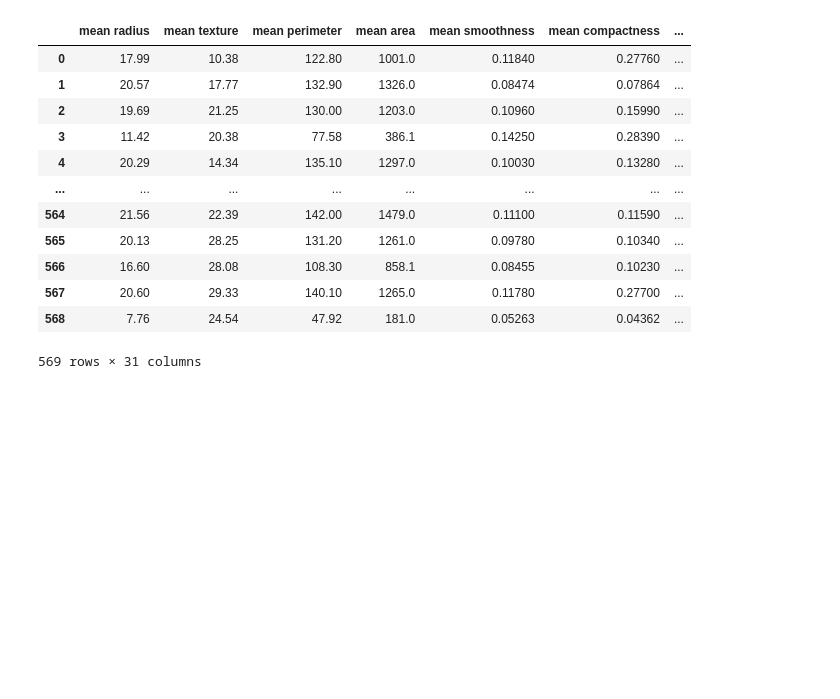
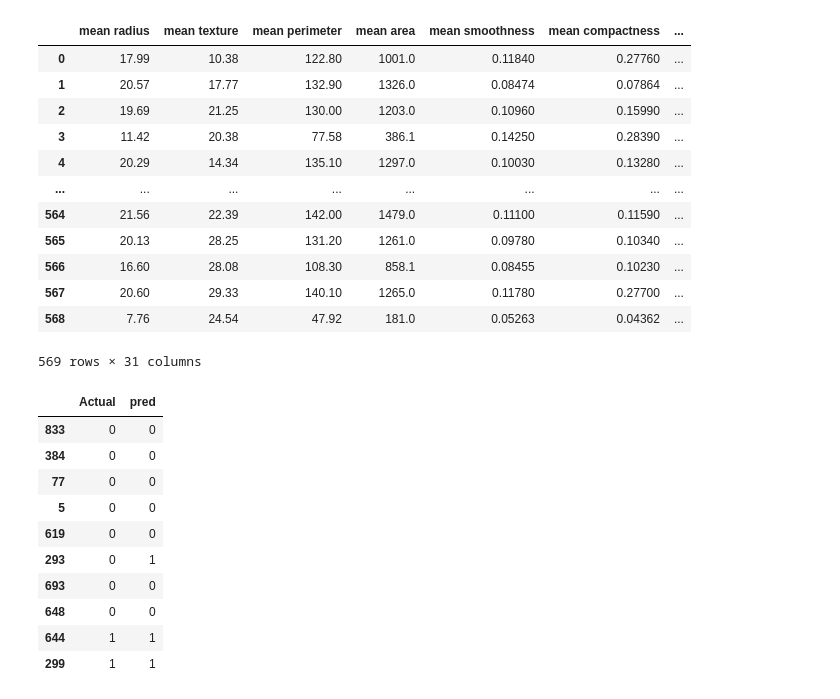
Before and after one commit to navi1910/Data-Science, a Jupyter notebook: Machine Learning/Logistic Regression.ipynb, the cells around one changed output. Cells and saved outputs as stored; diff of their text form; code cells hidden in the pictures; blank space fills up the shorter version.

```diff
--- a/Machine Learning/Logistic Regression.ipynb
+++ b/Machine Learning/Logistic Regression.ipynb
@@ -142,3 +142,17 @@ df
 | 567 | 20.60 | 29.33 | 140.10 | 1265.0 | 0.11780 | 0.27700 | ... |
 | 568 | 7.76 | 24.54 | 47.92 | 181.0 | 0.05263 | 0.04362 | ... |
 569 rows × 31 columns
+# %%
+pd.DataFrame({'Actual':y_test,'pred':pred}).sample(10)
+# %% [output]
+|  | Actual | pred |
+| 833 | 0 | 0 |
+| 384 | 0 | 0 |
+| 77 | 0 | 0 |
+| 5 | 0 | 0 |
+| 619 | 0 | 0 |
+| 293 | 0 | 1 |
+| 693 | 0 | 0 |
+| 648 | 0 | 0 |
+| 644 | 1 | 1 |
+| 299 | 1 | 1 |
```
Also changed, not shown: parts of 6 cells of this notebook, 2 other files.
